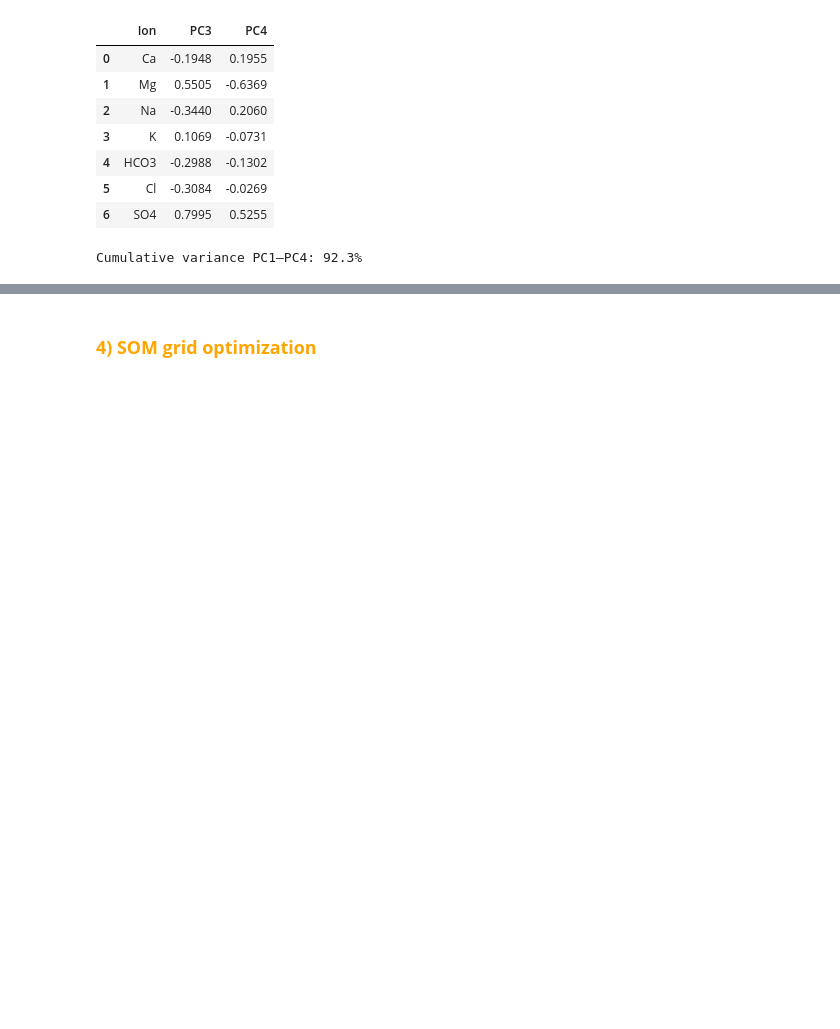
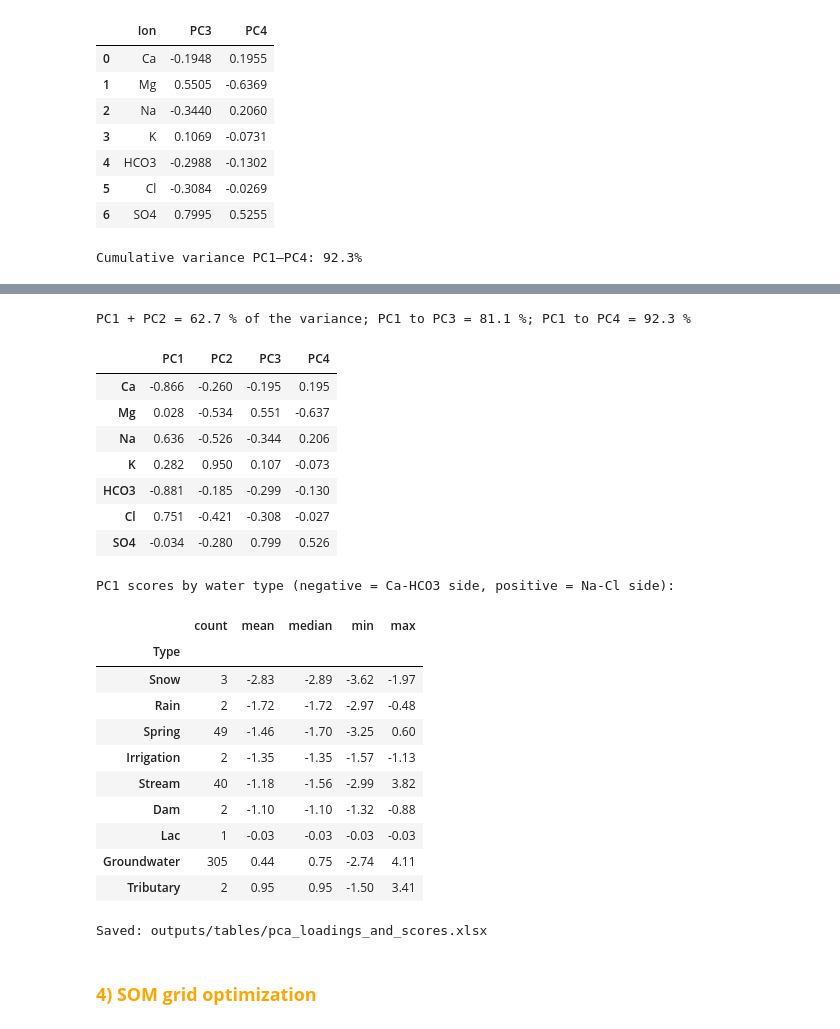
Before and after one commit to ElFarchouni/Haouz-Mejjate-recharge-SOM-EMMA, a Jupyter notebook: notebooks/03_PCA_SOM_HCA/01_PCA_SOM_training.ipynb, the cells around one changed output, grey strips where cells are left out. Saved outputs shown, nothing was run; the diff lists cells and outputs as text; code cells hidden in the pictures; blank space fills up the shorter version.

```diff
--- a/notebooks/03_PCA_SOM_HCA/01_PCA_SOM_training.ipynb
+++ b/notebooks/03_PCA_SOM_HCA/01_PCA_SOM_training.ipynb
@@ -522,3 +526,43 @@ Cumulative variance PC1–PC4: 92.3%
+# %%
+# ── 3.6  Loadings and PC1 scores by water type (Section 3.2) ─────────
+pc12 = var_pct[0] + var_pct[1]
+print(f"PC1 + PC2 = {pc12:.1f} % of the variance; PC1 to PC3 = {cum_var[2]:.1f} %; PC1 to PC4 = {cum_var[3]:.1f} %")
+load_tab = pd.DataFrame(corr_loadings[:, :4], columns=["PC1", "PC2", "PC3", "PC4"], index=ION_LABELS).round(3)
+display(load_tab)
+scores_all = pca.transform(data_som)
+sc = pd.DataFrame({"Type": df["Type"].values, "PC1": scores_all[:, 0], "PC2": scores_all[:, 1]})
+by_type = sc.groupby("Type")["PC1"].agg(["count", "mean", "median", "min", "max"]).round(2).sort_values("mean")
+print("PC1 scores by water type (negative = Ca-HCO3 side, positive = Na-Cl side):")
+display(by_type)
+with pd.ExcelWriter(DIR_TABLES / "pca_loadings_and_scores.xlsx", engine="openpyxl") as w:
+    load_tab.to_excel(w, sheet_name="loadings_PC1_PC4")
+    by_type.to_excel(w, sheet_name="PC1_scores_by_type")
+    df_eigen.to_excel(w, sheet_name="eigenvalues", index=False)
+assert round(pc12, 1) == 62.7 and abs(load_tab.loc["Mg", "PC1"]) < 0.05 and abs(load_tab.loc["SO4", "PC1"]) < 0.05
+print("Saved: outputs/tables/pca_loadings_and_scores.xlsx")
+# %% [output]
+PC1 + PC2 = 62.7 % of the variance; PC1 to PC3 = 81.1 %; PC1 to PC4 = 92.3 %
+|  | PC1 | PC2 | PC3 | PC4 |
+| Ca | -0.866 | -0.260 | -0.195 | 0.195 |
+| Mg | 0.028 | -0.534 | 0.551 | -0.637 |
+| Na | 0.636 | -0.526 | -0.344 | 0.206 |
+| K | 0.282 | 0.950 | 0.107 | -0.073 |
+| HCO3 | -0.881 | -0.185 | -0.299 | -0.130 |
+| Cl | 0.751 | -0.421 | -0.308 | -0.027 |
+| SO4 | -0.034 | -0.280 | 0.799 | 0.526 |
+PC1 scores by water type (negative = Ca-HCO3 side, positive = Na-Cl side):
+|  | count | mean | median | min | max |
+| Type |  |  |  |  |  |
+| Snow | 3 | -2.83 | -2.89 | -3.62 | -1.97 |
+| Rain | 2 | -1.72 | -1.72 | -2.97 | -0.48 |
+| Spring | 49 | -1.46 | -1.70 | -3.25 | 0.60 |
+| Irrigation | 2 | -1.35 | -1.35 | -1.57 | -1.13 |
+| Stream | 40 | -1.18 | -1.56 | -2.99 | 3.82 |
+| Dam | 2 | -1.10 | -1.10 | -1.32 | -0.88 |
+| Lac | 1 | -0.03 | -0.03 | -0.03 | -0.03 |
+| Groundwater | 305 | 0.44 | 0.75 | -2.74 | 4.11 |
+| Tributary | 2 | 0.95 | 0.95 | -1.50 | 3.41 |
+Saved: outputs/tables/pca_loadings_and_scores.xlsx
 # %% [markdown]
 ### <font color='orange'> **4) SOM grid optimization** </font>
 # %% [markdown]
```
Also changed, not shown: parts of 5 cells of this notebook, 38 other files.
